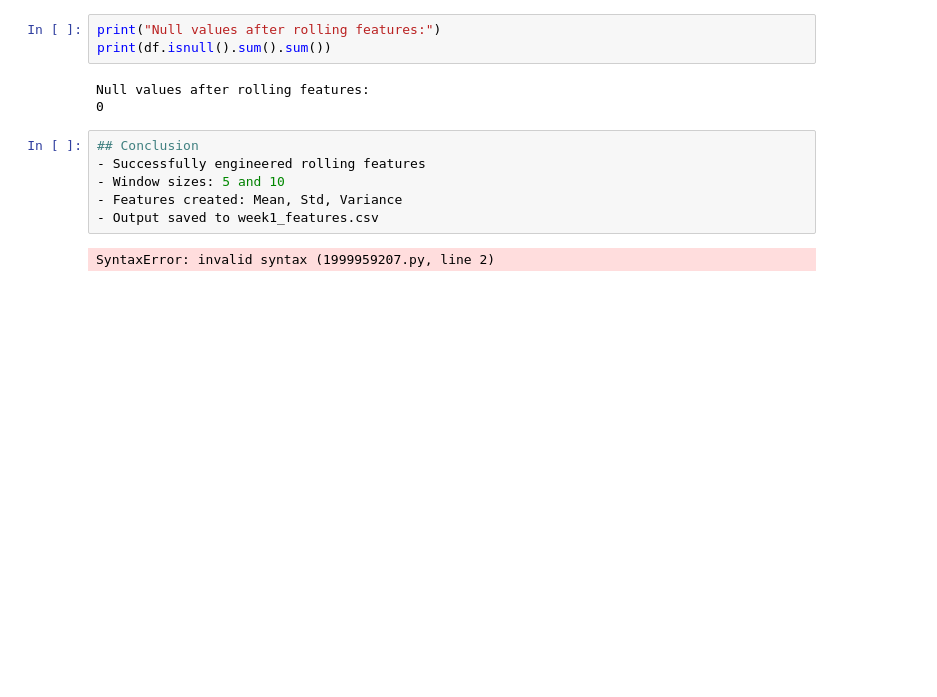
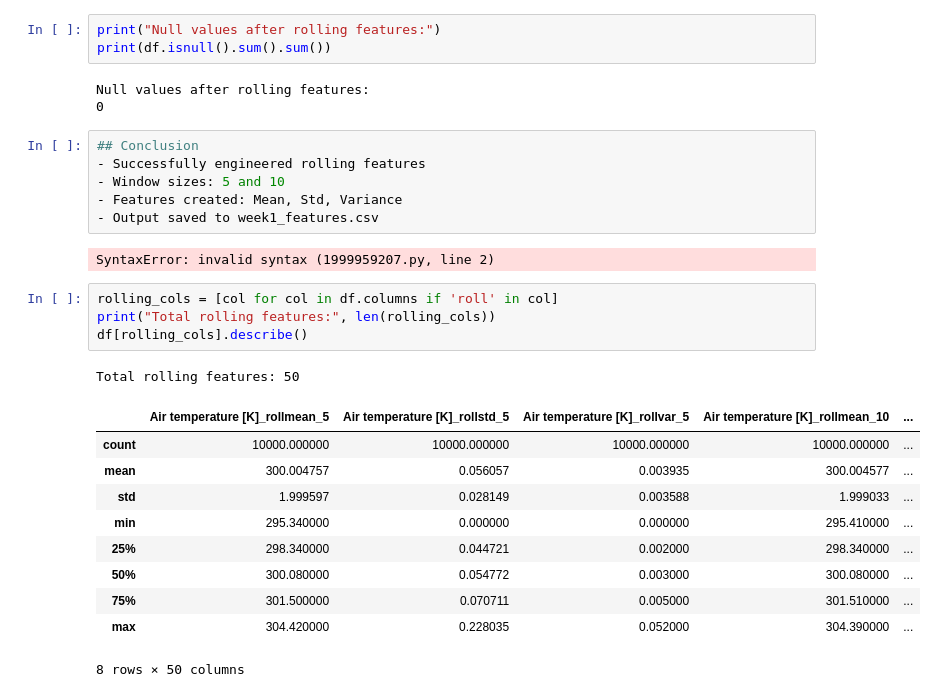
Before and after one commit to archana196/Predictive-Maintenance-IoT-AI, a Jupyter notebook: week1/rolling_feature.ipynb, the cells around one changed output. Drawn from its saved outputs; the diff is of its cells as text; blank space fills up the shorter version.

```diff
--- a/week1/rolling_feature.ipynb
+++ b/week1/rolling_feature.ipynb
@@ -154,3 +154,19 @@ Null values after rolling features:
 - Output saved to week1_features.csv
 # %% [output]
 SyntaxError: invalid syntax (1999959207.py, line 2)
+# %%
+rolling_cols = [col for col in df.columns if 'roll' in col]
+print("Total rolling features:", len(rolling_cols))
+df[rolling_cols].describe()
+# %% [output]
+Total rolling features: 50
+|  | Air temperature [K]_rollmean_5 | Air temperature [K]_rollstd_5 | Air temperature [K]_rollvar_5 | Air temperature [K]_rollmean_10 | ... |
+| count | 10000.000000 | 10000.000000 | 10000.000000 | 10000.000000 | ... |
+| mean | 300.004757 | 0.056057 | 0.003935 | 300.004577 | ... |
+| std | 1.999597 | 0.028149 | 0.003588 | 1.999033 | ... |
+| min | 295.340000 | 0.000000 | 0.000000 | 295.410000 | ... |
+| 25% | 298.340000 | 0.044721 | 0.002000 | 298.340000 | ... |
+| 50% | 300.080000 | 0.054772 | 0.003000 | 300.080000 | ... |
+| 75% | 301.500000 | 0.070711 | 0.005000 | 301.510000 | ... |
+| max | 304.420000 | 0.228035 | 0.052000 | 304.390000 | ... |
+8 rows × 50 columns
```
Also changed, not shown: parts of 1 cell of this notebook.
